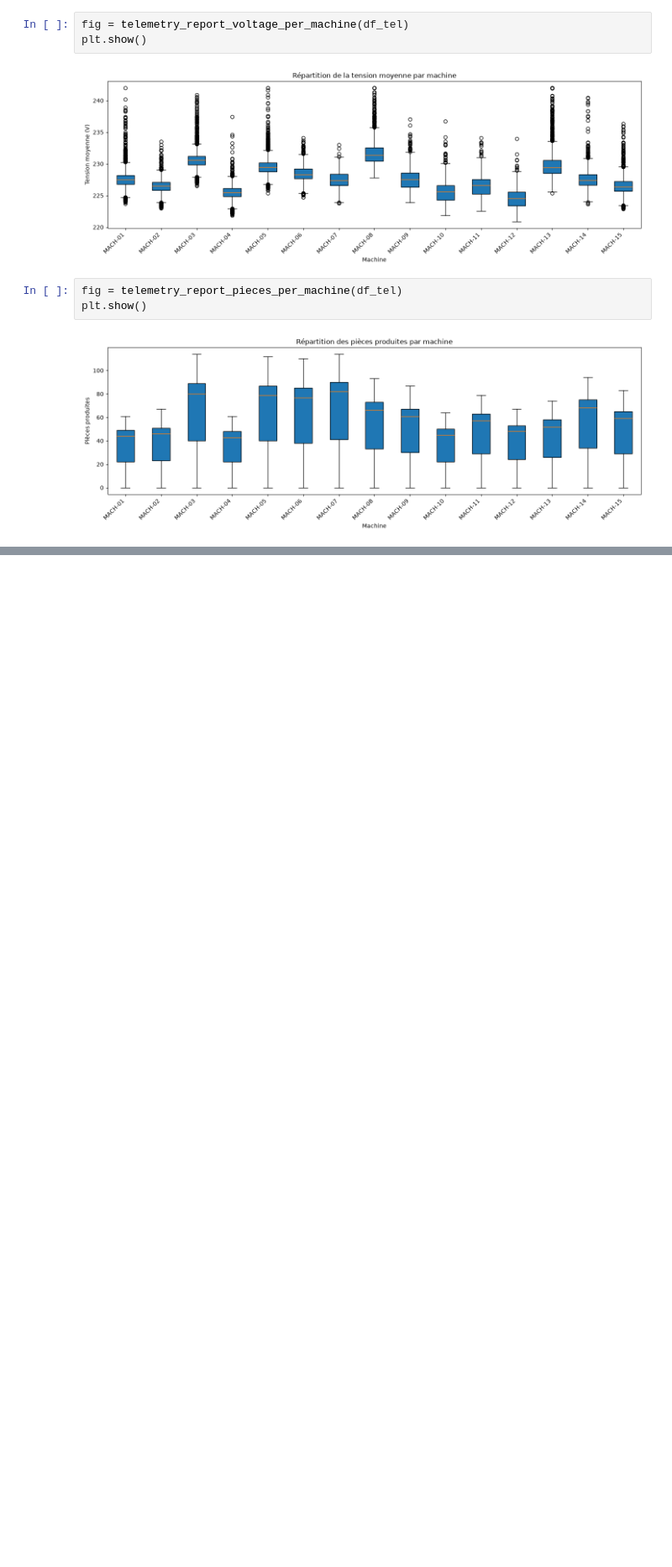
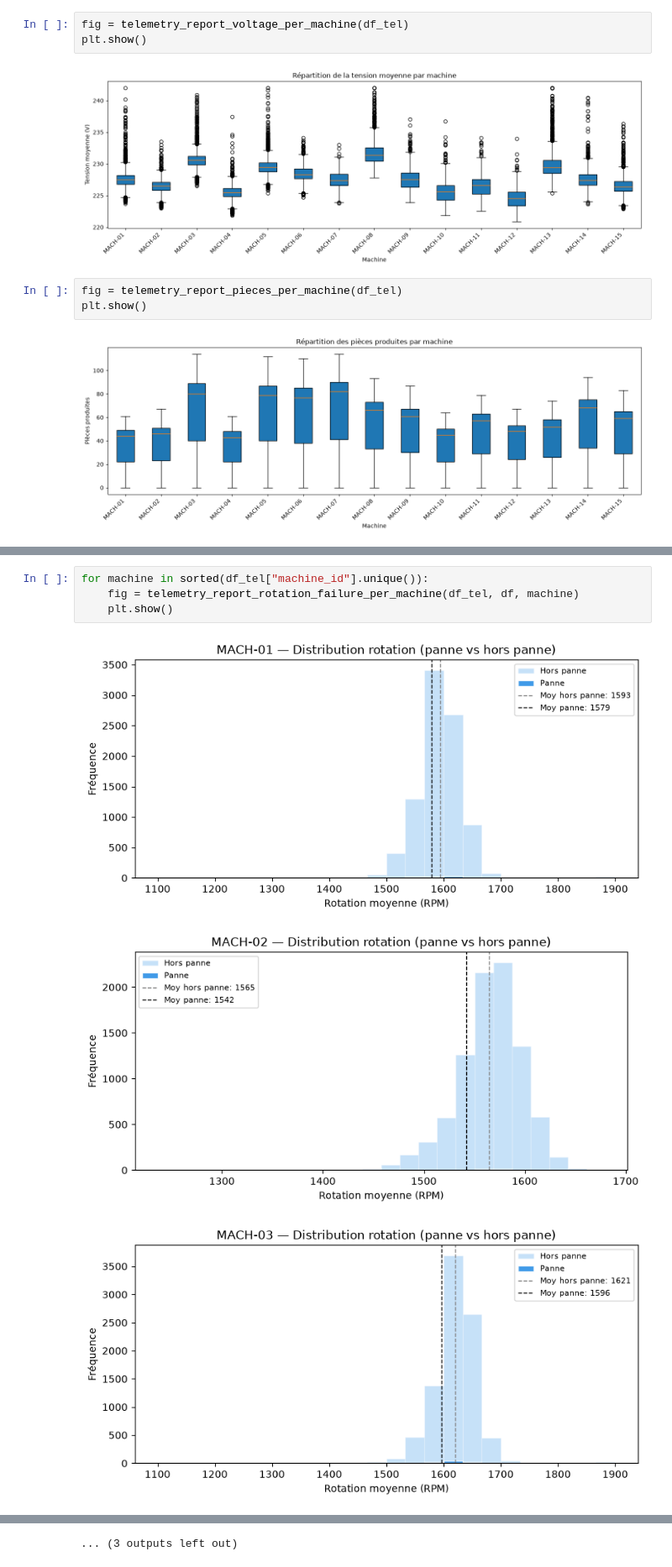
Before and after one commit to kenji21/indusense, a Jupyter notebook: notebook.ipynb, the cells around one changed output, grey strips where cells are left out. Shown at 84% size. Saved outputs shown, nothing was run; the diff lists cells and outputs as text; blank space fills up the shorter version.

```diff
--- a/notebook.ipynb
+++ b/notebook.ipynb
@@ -116,0 +122,8 @@ plt.show()
+# %%
+for machine in sorted(df_tel["machine_id"].unique()):
+    fig = telemetry_report_rotation_failure_per_machine(df_tel, df, machine)
+    plt.show()
+# %% [output]
+[figure, added]
+[figure, added]
+[figure, added]
@@ -116,0 +139 @@ plt.show()
+... (3 outputs left out)
```
Also changed, not shown: parts of 5 cells of this notebook, 2 other files.
